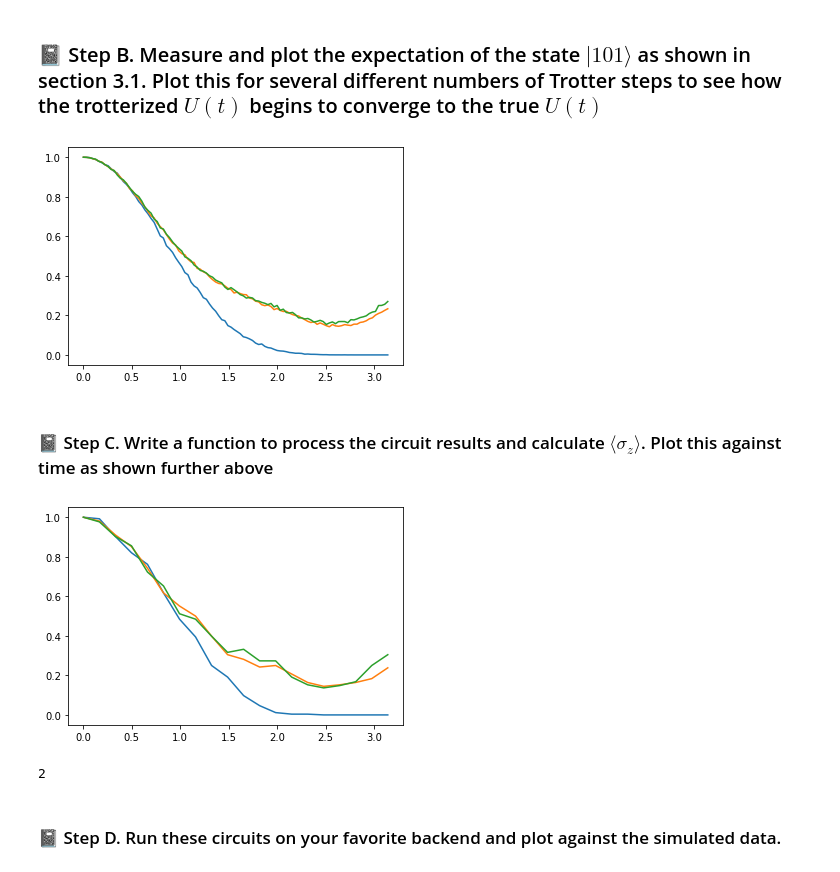
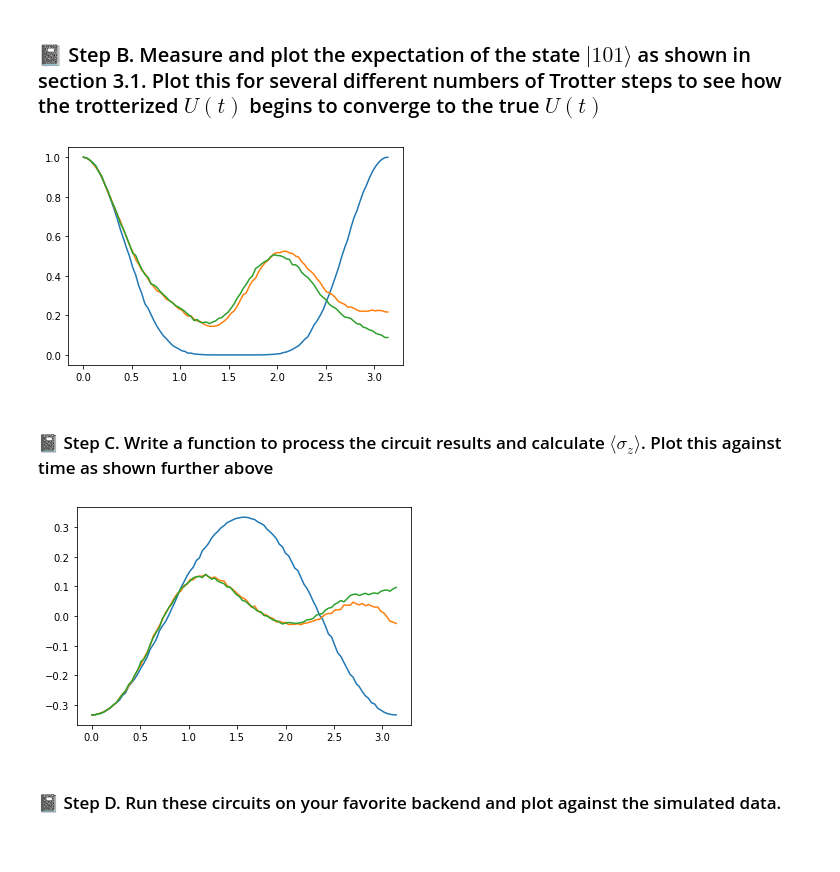
Before and after one commit to kaelynj/PHYS-7403, a Jupyter notebook: Lab-2 Quantum Simulation/Lab-2_Quantum-Simulation.ipynb, the cells around one changed output. Cells and saved outputs as stored; diff of their text form; code cells hidden in the pictures.

```diff
--- a/Lab-2 Quantum Simulation/Lab-2_Quantum-Simulation.ipynb
+++ b/Lab-2 Quantum Simulation/Lab-2_Quantum-Simulation.ipynb
@@ -259,11 +265,11 @@ def U_trotter(qc, t, J, g, m):
     theta_one = t * J / m
     theta_two = theta_one * g
     for i in m_steps:
-        qc.rzz(theta_one,0,1)
-        qc.rzz(theta_one,1,2)
-        qc.rx(theta_two,0)
-        qc.rx(theta_two,1)
-        qc.rx(theta_two,2)
+        qc.rx(2*theta_two,2)
+        qc.rx(2*theta_two,1)
+        qc.rx(2*theta_two,0)
+        qc.rzz(2*theta_one,1,2)
+        qc.rzz(2*theta_one,0,1)
     return qc
 
 # quantum circuit object
@@ -320,11 +326,11 @@ def U_trotter(initial_state, t, J, g, m):
     theta_one = t * J / m
     theta_two = theta_one * g
     for i in m_steps:
-        initial_state.rzz(theta_one,0,1)
-        initial_state.rzz(theta_one,1,2)
-        initial_state.rx(theta_two,0)
-        initial_state.rx(theta_two,1)
-        initial_state.rx(theta_two,2)
+        initial_state.rzz(2*theta_one,0,1)
+        initial_state.rzz(2*theta_one,1,2)
+        initial_state.rx(2*theta_two,0)
+        initial_state.rx(2*theta_two,1)
+        initial_state.rx(2*theta_two,2)
     return initial_state
 
 # array of time points and constants
@@ -363,7 +369,7 @@ for m in m_list:
     plt.plot(ts, time_probs)
 plt.show()
 # %% [output]
-[figure, old version]
+[figure, new version]
 # %% [markdown]
 <h3 style="font-size: 17px">&#128211; Step C. Write a function to process the circuit results and calculate $\langle\sigma_z\rangle$.  Plot this against time as shown further above
 # %%
@@ -410,11 +416,11 @@ def U_trotter(initial_state, t, J, g, m):
     theta_one = t * J / m
     theta_two = theta_one * g
     for i in m_steps:
-        initial_state.rzz(theta_one,0,1)
-        initial_state.rzz(theta_one,1,2)
-        initial_state.rx(theta_two,0)
-        initial_state.rx(theta_two,1)
-        initial_state.rx(theta_two,2)
+        initial_state.rzz(2*theta_one,0,1)
+        initial_state.rzz(2*theta_one,1,2)
+        initial_state.rx(2*theta_two,0)
+        initial_state.rx(2*theta_two,1)
+        initial_state.rx(2*theta_two,2)
     return initial_state
 
 # Define function for operating gates on the quantum circuit object
@@ -426,47 +432,51 @@ def bitsum(s):
         bitsum += int(n)
     return bitsum
 
 # array of time points and constants
-ts = np.linspace(0, np.pi, 20)
+ts = np.linspace(0, np.pi, 100)
 J = 1.0
 g = 1.
 sim = Aer.get_backend('aer_simulator')
 
-shots = 2**8 # number of samples used for statistics
+shots = 2**14 # number of samples used for statistics
 
 # Loop for all ms
 m_list = [1,5,10]
 for m in m_list:
-    time_probs = []
+    mag_list = []
     # Loop for all times
     for t in ts:
         initial_state = QuantumCircuit(3,3)
         initial_state.initialize(initial_state_vector, [0,1,2])
 
         # Run the circuit and measure
         qc = U_trotter(initial_state, t, J, g, m)
         qc.measure_all(add_bits = False)
 
         # run the circuit with the selected measurement and get the number of samples that output each bit value
         qc_trans = qiskit.compiler.transpile(qc, sim)
         counts = sim.run(qc_trans, shots=shots).result().get_counts()
 
         # calculate the probabilities for each computational basis
         probs = {}
-        if '101' in counts:
-            probs['101'] = counts['101']/shots
-            time_probs.append(probs['101'])
-        else:
-            time_probs.append(0)
+        # initialize mag term and add it to the list
+        prob_mag = {}
+        mag_term = 0.
+        for output in ['000','001', '010', '011', '100', '101', '110', '111']:
+            # if the state is there, calculate the portion of the sum and add it to the current mag value
+            if output in counts:
+                probs[output] = counts[output]/shots
+            # otherwise leave the value unchanged
+            else:
+                probs[output] = 0
+            mag_term += probs[output] * (3. - (2. * bitsum(output)))
 
-    plt.plot(ts, time_probs)
+        mag_list.append(mag_term/3.)
+
+    plt.plot(ts, mag_list)
 plt.show()
-
-bitsum = bitsum('101')
-print(bitsum)
 # %% [output]
-[figure, old version]
+[figure, new version]
-2
 # %% [markdown]
 <h3 style="font-size: 17px">&#128211; Step D. Run these circuits on your favorite backend and plot against the simulated data.
 # %%
```
Also changed, not shown: parts of 2 cells of this notebook.
